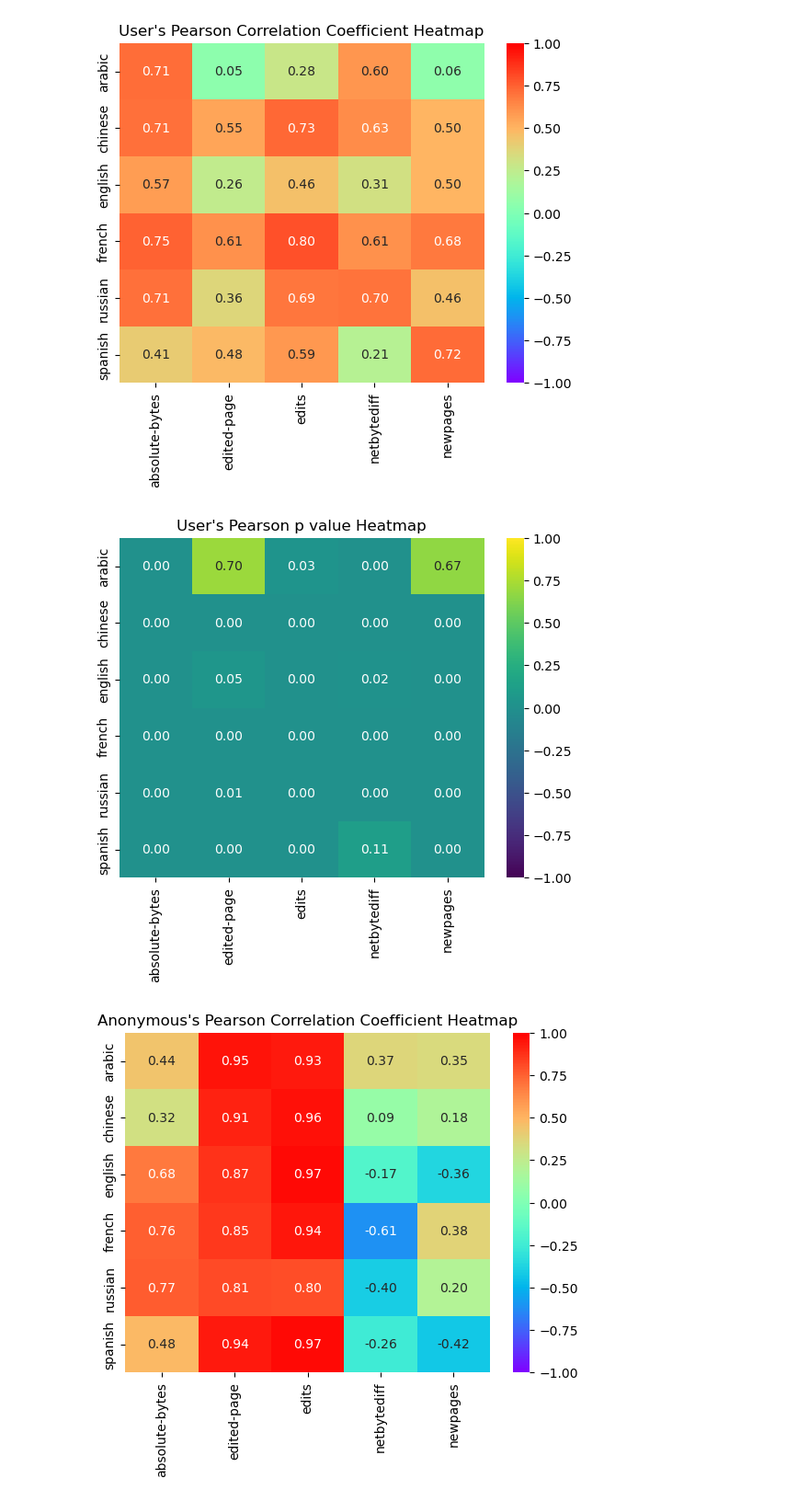
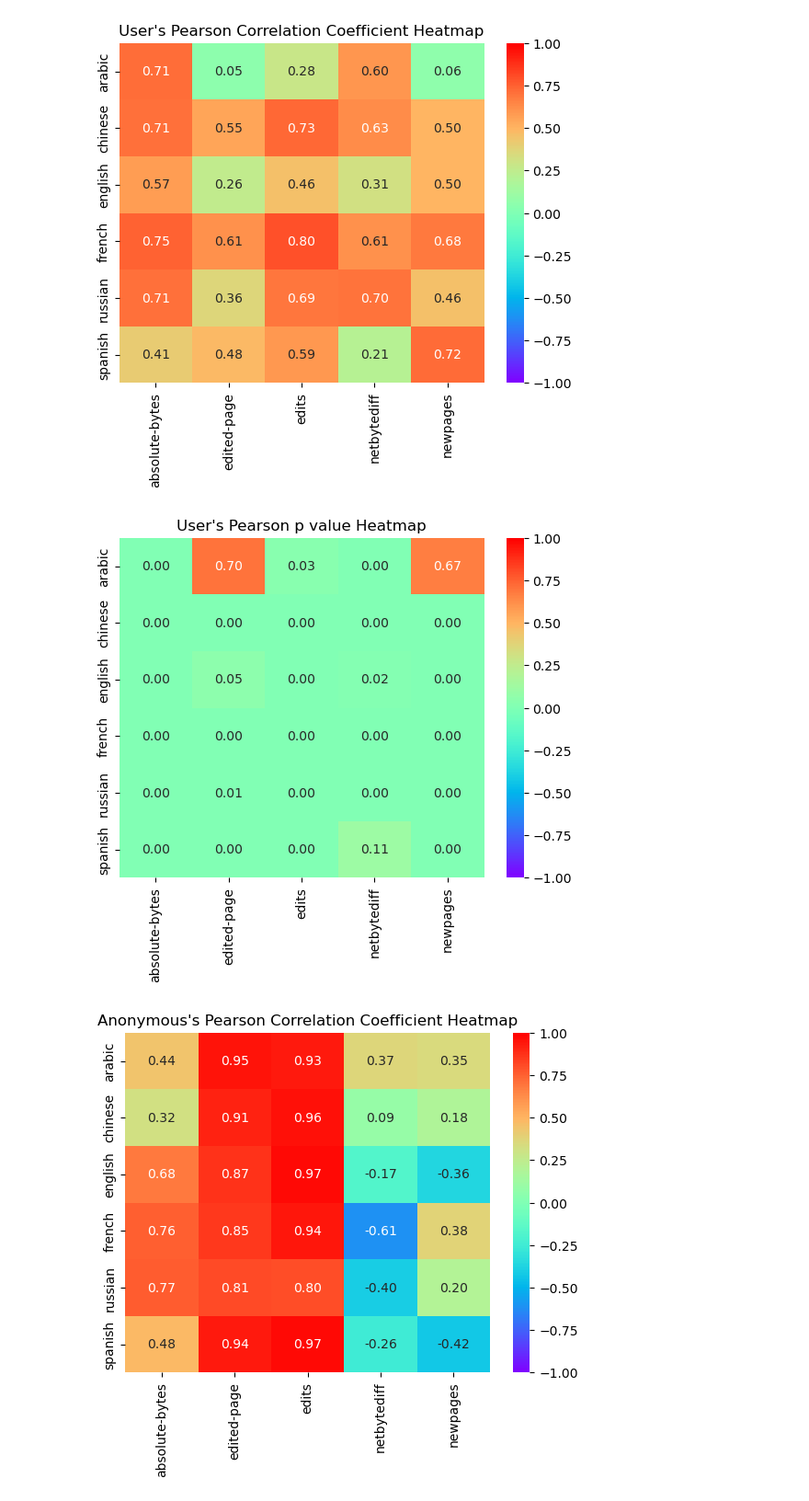
Before and after one commit to aryas0ng/wikipedia-analysis, a Jupyter notebook: plot.ipynb, the cells around one changed output. Shown at 92% size. Saved outputs shown, nothing was run; the diff lists cells and outputs as text; code cells hidden in the pictures.

```diff
--- a/plot.ipynb
+++ b/plot.ipynb
@@ -180,9 +213,9 @@ plot("pearson-cc-user",title,"rainbow")
 [figure]
 # %%
 title = "User's Pearson p value Heatmap"
-plot("pearson-p-user",title)
+plot("pearson-p-user",title, "rainbow")
 # %% [output]
-[figure, old version]
+[figure, new version]
 # %%
 title = "Anonymous's Pearson Correlation Coefficient Heatmap"
 plot("pearson-cc-anon",title,"rainbow")
```
Also changed, not shown: parts of 10 cells of this notebook, 14 other files.
